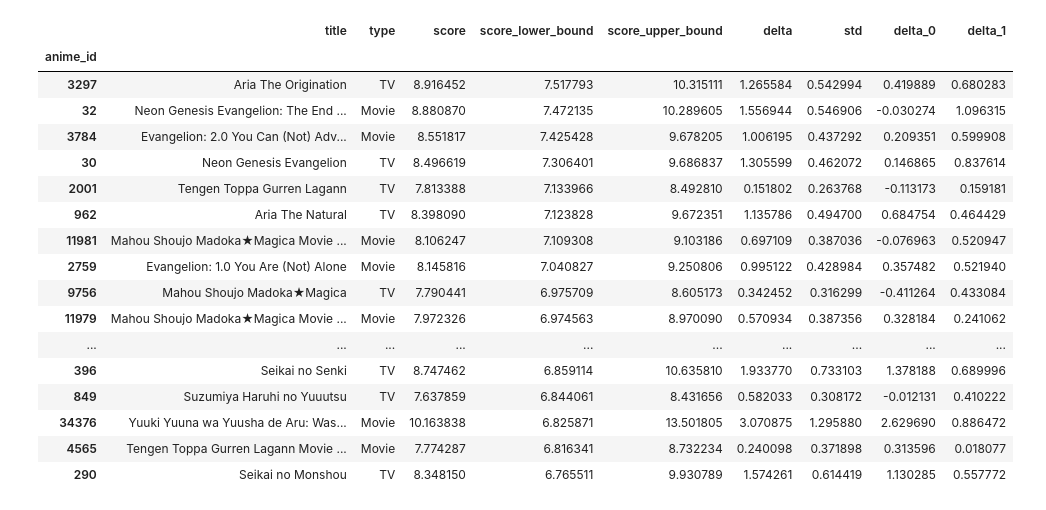
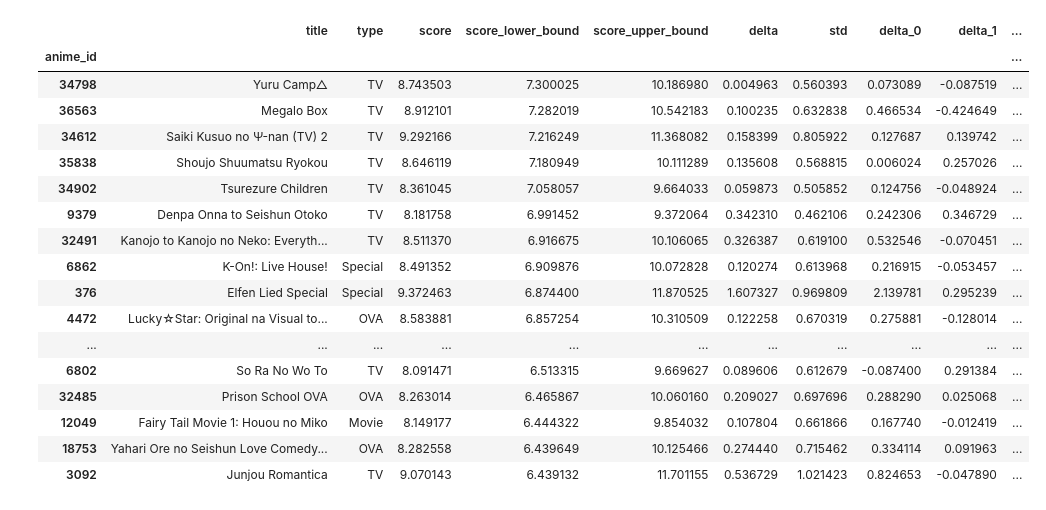
Before and after one commit to Fro116/RecommenderSystem, a Jupyter notebook: notebooks/DeltaProviders/CombineDeltasCV.ipynb, the cells around one changed output. Drawn from its saved outputs; the diff is of its cells as text; code cells hidden in the pictures.

```diff
--- a/notebooks/DeltaProviders/CombineDeltasCV.ipynb
+++ b/notebooks/DeltaProviders/CombineDeltasCV.ipynb
@@ -14,10 +14,10 @@ import statsmodels.formula.api as smf
 def lm(*args, **kwargs):
     return smf.ols(*args, **kwargs).fit()
 # %%
-recommendee = "Fro116"
+recommendee = "mpfei"
 confidence_interval = 0.99
-delta_sources = ["item", "user"]
-cross_validate = False # if true, train linear model on out of sample data
+delta_sources = ["item", "user"]  # "item", "user"
+cross_validate = True  # if true, train linear model on out of sample data
 # %%
 os.chdir(f"../../data/deltas/{recommendee}")
 # %%
@@ -120,29 +130,29 @@ cols = [
     "delta",
     "std",
 ] + delta_cols
-df = df[cols]  # + [x for x in df.columns if x not in cols]]
+df = df[cols + [x for x in df.columns if x not in cols]]
 # %%
 new_recs = df.loc[lambda x: ~x.index.isin(labelled_data.anime_id) & (x["type"] == "TV")]
 # %%
-df.loc[
-    lambda x: (x["delta"] > 0) & ~(x[delta_cols] < 0).all(axis=1)
-].sort_values(by="score_lower_bound", ascending=False)[:20]
+df.loc[lambda x: (x["delta"] > 0) & ~(x[delta_cols] < 0).all(axis=1)].sort_values(
+    by="score_lower_bound", ascending=False
+)[:20]
 # %% [output]
-|  | title | type | score | score_lower_bound | score_upper_bound | delta | std | delta_0 | delta_1 |
-| anime_id |  |  |  |  |  |  |  |  |  |
-| 3297 | Aria The Origination | TV | 8.916452 | 7.517793 | 10.315111 | 1.265584 | 0.542994 | 0.419889 | 0.680283 |
-| 32 | Neon Genesis Evangelion: The End ... | Movie | 8.880870 | 7.472135 | 10.289605 | 1.556944 | 0.546906 | -0.030274 | 1.096315 |
-| 3784 | Evangelion: 2.0 You Can (Not) Adv... | Movie | 8.551817 | 7.425428 | 9.678205 | 1.006195 | 0.437292 | 0.209351 | 0.599908 |
-| 30 | Neon Genesis Evangelion | TV | 8.496619 | 7.306401 | 9.686837 | 1.305599 | 0.462072 | 0.146865 | 0.837614 |
-| 2001 | Tengen Toppa Gurren Lagann | TV | 7.813388 | 7.133966 | 8.492810 | 0.151802 | 0.263768 | -0.113173 | 0.159181 |
-| 962 | Aria The Natural | TV | 8.398090 | 7.123828 | 9.672351 | 1.135786 | 0.494700 | 0.684754 | 0.464429 |
-| 11981 | Mahou Shoujo Madoka★Magica Movie ... | Movie | 8.106247 | 7.109308 | 9.103186 | 0.697109 | 0.387036 | -0.076963 | 0.520947 |
-| 2759 | Evangelion: 1.0 You Are (Not) Alone | Movie | 8.145816 | 7.040827 | 9.250806 | 0.995122 | 0.428984 | 0.357482 | 0.521940 |
-| 9756 | Mahou Shoujo Madoka★Magica | TV | 7.790441 | 6.975709 | 8.605173 | 0.342452 | 0.316299 | -0.411264 | 0.433084 |
-| 11979 | Mahou Shoujo Madoka★Magica Movie ... | Movie | 7.972326 | 6.974563 | 8.970090 | 0.570934 | 0.387356 | 0.328184 | 0.241062 |
-| ... | ... | ... | ... | ... | ... | ... | ... | ... | ... |
-| 396 | Seikai no Senki | TV | 8.747462 | 6.859114 | 10.635810 | 1.933770 | 0.733103 | 1.378188 | 0.689996 |
-| 849 | Suzumiya Haruhi no Yuuutsu | TV | 7.637859 | 6.844061 | 8.431656 | 0.582033 | 0.308172 | -0.012131 | 0.410222 |
-| 34376 | Yuuki Yuuna wa Yuusha de Aru: Was... | Movie | 10.163838 | 6.825871 | 13.501805 | 3.070875 | 1.295880 | 2.629690 | 0.886472 |
-| 4565 | Tengen Toppa Gurren Lagann Movie ... | Movie | 7.774287 | 6.816341 | 8.732234 | 0.240098 | 0.371898 | 0.313596 | 0.018077 |
-| 290 | Seikai no Monshou | TV | 8.348150 | 6.765511 | 9.930789 | 1.574261 | 0.614419 | 1.130285 | 0.557772 |
+|  | title | type | score | score_lower_bound | score_upper_bound | delta | std | delta_0 | delta_1 | ... |
+| anime_id |  |  |  |  |  |  |  |  |  | ... |
+| 34798 | Yuru Camp△ | TV | 8.743503 | 7.300025 | 10.186980 | 0.004963 | 0.560393 | 0.073089 | -0.087519 | ... |
+| 36563 | Megalo Box | TV | 8.912101 | 7.282019 | 10.542183 | 0.100235 | 0.632838 | 0.466534 | -0.424649 | ... |
+| 34612 | Saiki Kusuo no Ψ-nan (TV) 2 | TV | 9.292166 | 7.216249 | 11.368082 | 0.158399 | 0.805922 | 0.127687 | 0.139742 | ... |
+| 35838 | Shoujo Shuumatsu Ryokou | TV | 8.646119 | 7.180949 | 10.111289 | 0.135608 | 0.568815 | 0.006024 | 0.257026 | ... |
+| 34902 | Tsurezure Children | TV | 8.361045 | 7.058057 | 9.664033 | 0.059873 | 0.505852 | 0.124756 | -0.048924 | ... |
+| 9379 | Denpa Onna to Seishun Otoko | TV | 8.181758 | 6.991452 | 9.372064 | 0.342310 | 0.462106 | 0.242306 | 0.346729 | ... |
+| 32491 | Kanojo to Kanojo no Neko: Everyth... | TV | 8.511370 | 6.916675 | 10.106065 | 0.326387 | 0.619100 | 0.532546 | -0.070451 | ... |
+| 6862 | K-On!: Live House! | Special | 8.491352 | 6.909876 | 10.072828 | 0.120274 | 0.613968 | 0.216915 | -0.053457 | ... |
+| 376 | Elfen Lied Special | Special | 9.372463 | 6.874400 | 11.870525 | 1.607327 | 0.969809 | 2.139781 | 0.295239 | ... |
+| 4472 | Lucky☆Star: Original na Visual to... | OVA | 8.583881 | 6.857254 | 10.310509 | 0.122258 | 0.670319 | 0.275881 | -0.128014 | ... |
+| ... | ... | ... | ... | ... | ... | ... | ... | ... | ... | ... |
+| 6802 | So Ra No Wo To | TV | 8.091471 | 6.513315 | 9.669627 | 0.089606 | 0.612679 | -0.087400 | 0.291384 | ... |
+| 32485 | Prison School OVA | OVA | 8.263014 | 6.465867 | 10.060160 | 0.209027 | 0.697696 | 0.288290 | 0.025068 | ... |
+| 12049 | Fairy Tail Movie 1: Houou no Miko | Movie | 8.149177 | 6.444322 | 9.854032 | 0.107804 | 0.661866 | 0.167740 | -0.012419 | ... |
+| 18753 | Yahari Ore no Seishun Love Comedy... | OVA | 8.282558 | 6.439649 | 10.125466 | 0.274440 | 0.715462 | 0.334114 | 0.091963 | ... |
+| 3092 | Junjou Romantica | TV | 9.070143 | 6.439132 | 11.701155 | 0.536729 | 1.021423 | 0.824653 | -0.047890 | ... |
```
Also changed, not shown: parts of 9 cells of this notebook, 11 other files.
